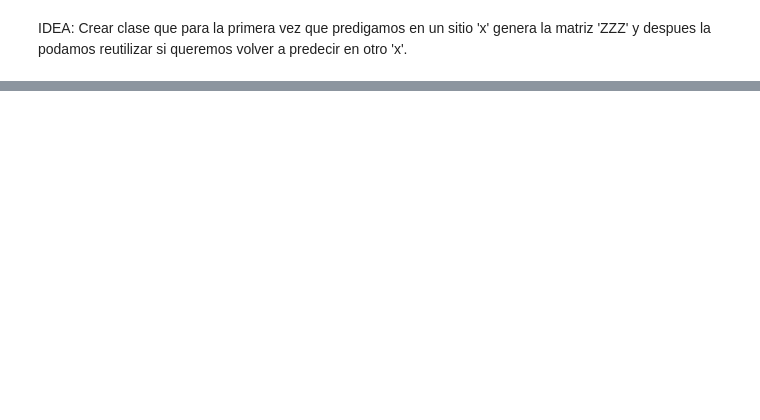
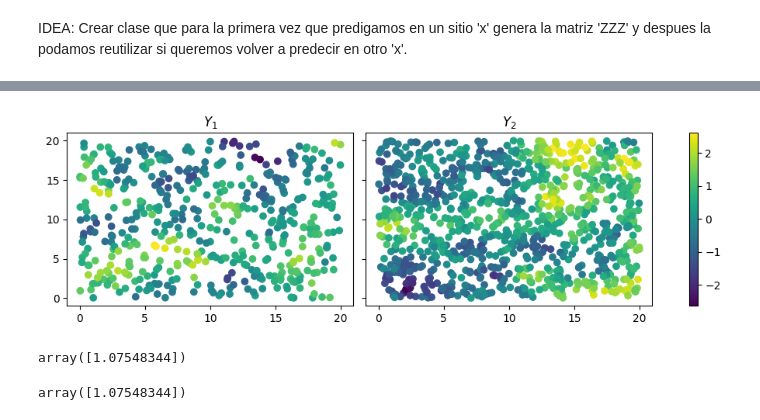
Before and after one commit to AlejandroVillazonG/NestedCoKriging, a Jupyter notebook: 4 nestedCoKriging.ipynb, the cells around one changed output, grey strips where cells are left out. Saved outputs shown, nothing was run; the diff lists cells and outputs as text; code cells hidden in the pictures; blank space fills up the shorter version.

```diff
--- a/4 nestedCoKriging.ipynb
+++ b/4 nestedCoKriging.ipynb
@@ -642,0 +613,29 @@ root_mean_squared_error(Y_1_test, Y_1_K)
+# %%
+d = 2
+
+n_1 = 500
+n_2 = 1_000
+
+sup = 20
+X_1 = np.random.uniform(0, sup, (n_1, d))
+X_2 = np.random.uniform(0, sup, (n_2, d))
+
+# Parameters
+
+nu_1 = 3/2
+theta_1 = 1
+
+nu_2 = 1/2
+theta_2 = 0.2
+
+nu_12 = 1
+theta_12 = 0.6
+rho_12 = -0.5
+# %%
+matern_model = lambda t, nu: np.vectorize(lambda x: 2**(1-nu) / gamma(nu) * (t*x)**nu * kv(nu, t*x))
+
+def cov_matrix(cov_model, X_1, X_2, rho=1):
+    return rho * np.nan_to_num(cov_model(cdist(X_1,X_2)), nan=1)
+
+def k(x, X_1, X_2, cov_1, cov_12, rho_12):
+    return np.concatenate([cov_matrix(cov_1, X_1, x), cov_matrix(cov_12, X_2, x, rho_12)])
@@ -642,0 +769,5 @@ root_mean_squared_error(Y_1_test, Y_1_K)
+# %%
+%%time
+NcoK = NestedCoKriging(X_1, X_2, Y_1, Y_2, theta_1, theta_2, theta_12, nu_1, nu_2, nu_12, rho_12)
+
+Y_1_ncoK_CLASE = np.array([NcoK.nestedCoKriging(X_1_test[[i]], A_1, A_2, on='Y1') for i in range(len(X_1_test))])
@@ -642,0 +777,15 @@ root_mean_squared_error(Y_1_test, Y_1_K)
+# %%
+NcoK.plot_obs(figsize=(10, 3))
+# %% [output]
+[figure, added]
+# %%
+A = [[x,y] for x,y in zip(A_1, A_2)]
+i = 0
+nestedCoKriging(X_1_test[[i]], X_1, X_2, np.concatenate([Y_1, Y_2]), sigma, A,
+                matern_model(theta_1, nu_1), matern_model(theta_12, nu_12), rho_12)
+# %% [output]
+array([1.07548344])
+# %%
+NcoK.nestedCoKriging(X_1_test[[i]], A_1, A_2, on='Y1')
+# %% [output]
+array([1.07548344])
```
Also changed, not shown: parts of 41 cells of this notebook.
